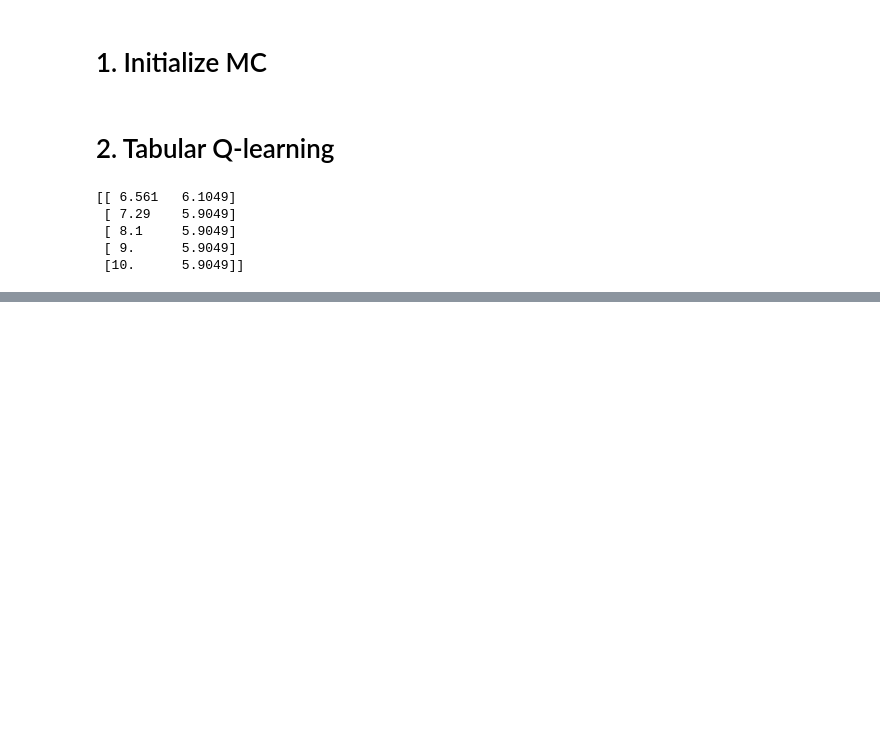
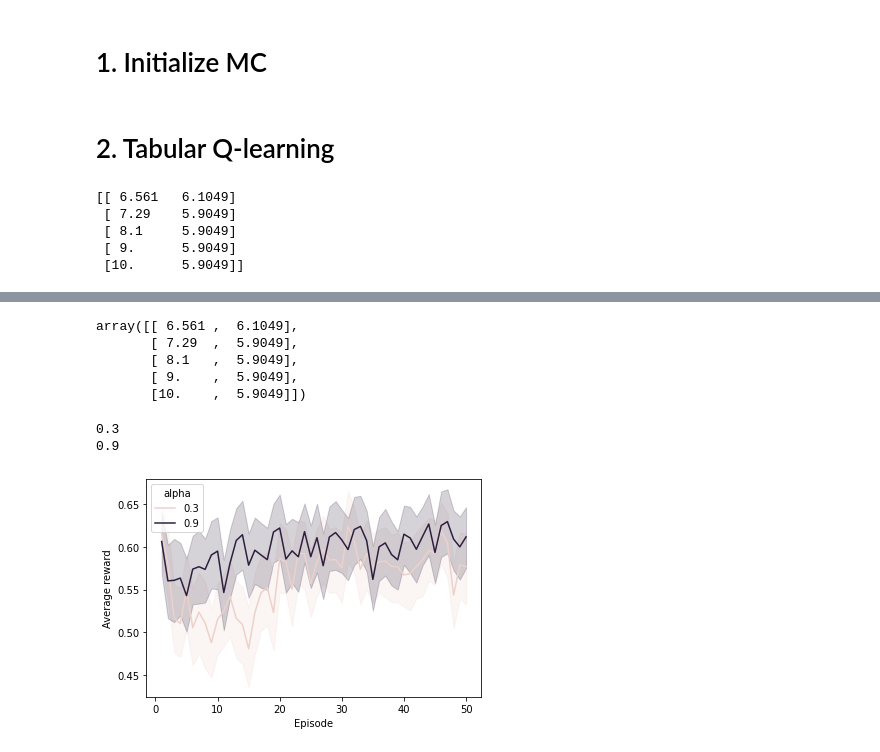
Before and after one commit to m1das13/DPRL-Assignment4, a Jupyter notebook: part1_midas.ipynb, the cells around one changed output, grey strips where cells are left out. Saved outputs shown, nothing was run; the diff lists cells and outputs as text; code cells hidden in the pictures; blank space fills up the shorter version.

```diff
--- a/part1_midas.ipynb
+++ b/part1_midas.ipynb
@@ -163,0 +164,63 @@ array([[ 6.561 ,  6.1049],
+# %%
+# initialize Q and the chain
+Q = init_Q()
+transitions, R = init_chain()
+
+# initialize hyperparameters
+gamma = .9
+alpha = 0.9
+epsilon = 0.1
+
+episodes, steps = 500, 50
+Q, episode_history = Qlearning(Q, transitions, R, gamma, alpha, epsilon, episodes, steps)
+Q
+# %% [output]
+array([[ 6.561 ,  6.1049],
+       [ 7.29  ,  5.9049],
+       [ 8.1   ,  5.9049],
+       [ 9.    ,  5.9049],
+       [10.    ,  5.9049]])
+# %%
+# initialize hyperparameters
+gamma = .9
+epsilon = 0.1
+
+episodes, steps = 50, 20
+
+results = []
+df = pd.DataFrame()
+
+for alpha in [0.3, 0.9]:
+
+    print(alpha)
+    avg_rewards = []
+
+    # repeat for some number of iterations
+    for _ in range(100):
+
+        # initialize Q and the chain
+        Q = init_Q()
+        transitions, R = init_chain()
+
+        # calculate the average rewards
+        avg_rewards = Qlearning(Q, transitions, R, gamma, alpha, epsilon, episodes, steps)[1]
+
+        # add them to a dataframe
+        df1 = pd.DataFrame()
+        df1['Episode'] = np.arange(episodes)+1
+        df1['Average reward'] = avg_rewards
+        df1['alpha'] = alpha
+        df1['epsilon'] = epsilon
+
+        # concatenate this iteration's average rewards to the other average rewards
+        df = pd.concat([df, df1], ignore_index=True)
+
+# make a lineplot with averages and CI
+sns.lineplot(data=df, x="Episode", y="Average reward", hue="alpha",  ci=95)
+
+plt.savefig(f'alpha_5_states_{episodes,steps,epsilon}.png', bbox_inches='tight', dpi=300)
+plt.show()
+# %% [output]
+0.3
+0.9
+[figure, added]
```
Also changed, not shown: parts of 9 cells of this notebook.
